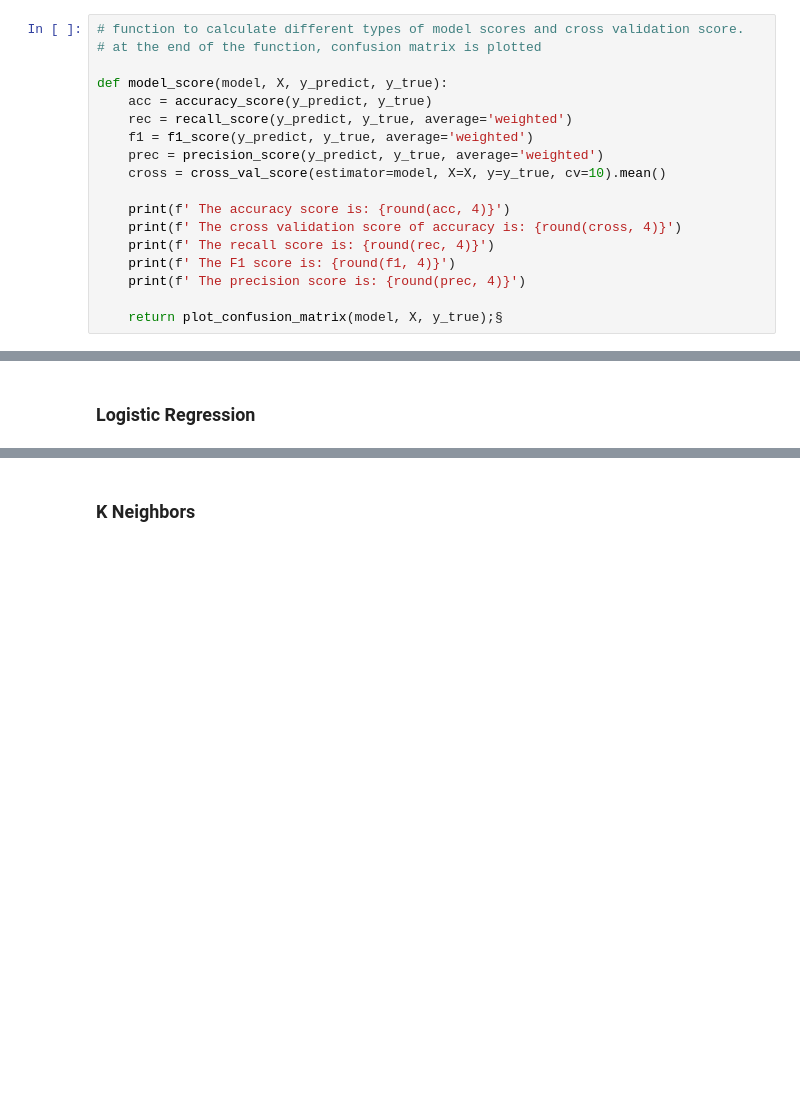
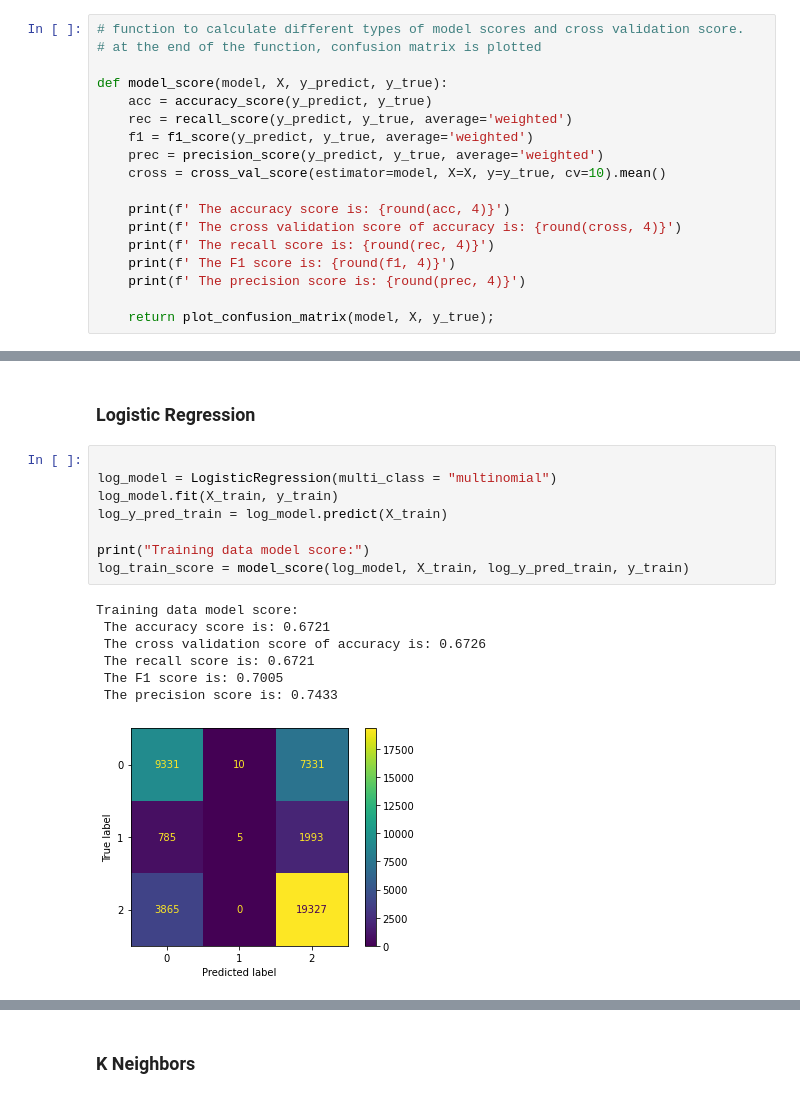
Before and after one commit to meljoy1099/waterwell-status-prediction, a Jupyter notebook: student.ipynb, the cells around one changed output, grey strips where cells are left out. Saved outputs shown, nothing was run; the diff lists cells and outputs as text; blank space fills up the shorter version.

Commit message:
finished models

```diff
--- a/student.ipynb
+++ b/student.ipynb
@@ -870,7 +918,7 @@ def model_score(model, X, y_predict, y_true):
     print(f' The F1 score is: {round(f1, 4)}')
     print(f' The precision score is: {round(prec, 4)}')
 
-    return plot_confusion_matrix(model, X, y_true);§
+    return plot_confusion_matrix(model, X, y_true);
 # %% [markdown]
 ### Dummy Classifier Model
 # %%
@@ -882,5 +933,21 @@ plot_confusion_matrix(dummy, X_test_clean, y_test);
 # %% [markdown]
 ### Logistic Regression
+# %%
+
+log_model = LogisticRegression(multi_class = "multinomial")
+log_model.fit(X_train, y_train)
+log_y_pred_train = log_model.predict(X_train)
+
+print("Training data model score:")
+log_train_score = model_score(log_model, X_train, log_y_pred_train, y_train)
+# %% [output]
+Training data model score:
+ The accuracy score is: 0.6721
+ The cross validation score of accuracy is: 0.6726
+ The recall score is: 0.6721
+ The F1 score is: 0.7005
+ The precision score is: 0.7433
+[figure, added]
 # %%
 # Import relevant class and function
 from sklearn.linear_model import LogisticRegression
```
Also changed, not shown: parts of 34 cells of this notebook.
